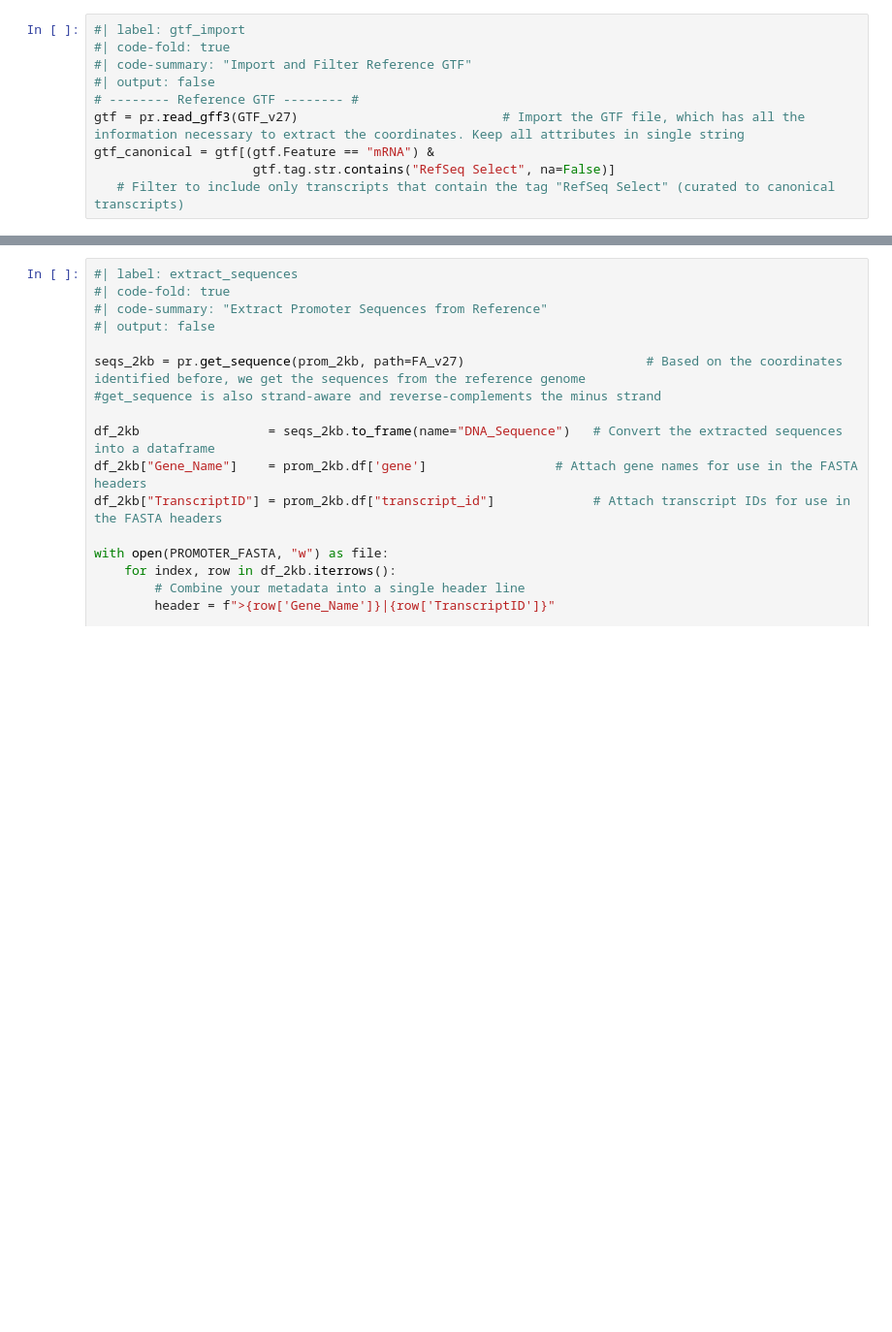
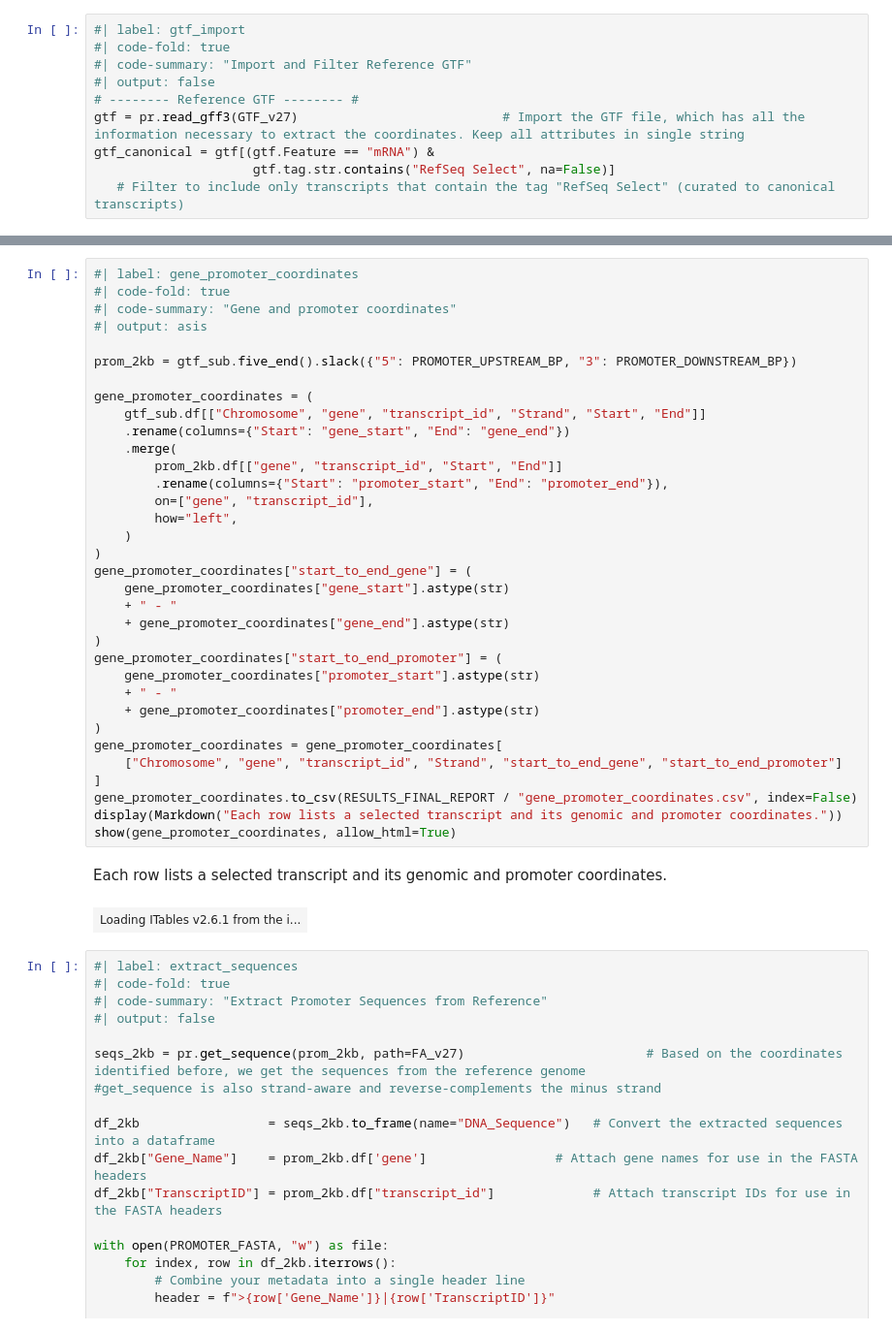
Before and after one commit to ADAorg/DNA_032_FTmotif_search_for_agent, a Jupyter notebook: Notebooks/PromoterExtraction_adapted_with_rsatconda_refseqannotation.ipynb, the cells around one changed output, grey strips where cells are left out. Shown at 97% size. Drawn from its saved outputs; the diff is of its cells as text; blank space fills up the shorter version.

```diff
--- a/Notebooks/PromoterExtraction_adapted_with_rsatconda_refseqannotation.ipynb
+++ b/Notebooks/PromoterExtraction_adapted_with_rsatconda_refseqannotation.ipynb
@@ -116,3 +178,40 @@ prom_2kb[['gene','transcript_id','Start', 'End', 'Strand']]
+# %%
+#| label: gene_promoter_coordinates
+#| code-fold: true
+#| code-summary: "Gene and promoter coordinates"
+#| output: asis
+
+prom_2kb = gtf_sub.five_end().slack({"5": PROMOTER_UPSTREAM_BP, "3": PROMOTER_DOWNSTREAM_BP})
+
+gene_promoter_coordinates = (
+    gtf_sub.df[["Chromosome", "gene", "transcript_id", "Strand", "Start", "End"]]
+    .rename(columns={"Start": "gene_start", "End": "gene_end"})
+    .merge(
+        prom_2kb.df[["gene", "transcript_id", "Start", "End"]]
+        .rename(columns={"Start": "promoter_start", "End": "promoter_end"}),
+        on=["gene", "transcript_id"],
+        how="left",
+    )
+)
+gene_promoter_coordinates["start_to_end_gene"] = (
+    gene_promoter_coordinates["gene_start"].astype(str)
+    + " - "
+    + gene_promoter_coordinates["gene_end"].astype(str)
+)
+gene_promoter_coordinates["start_to_end_promoter"] = (
+    gene_promoter_coordinates["promoter_start"].astype(str)
+    + " - "
+    + gene_promoter_coordinates["promoter_end"].astype(str)
+)
+gene_promoter_coordinates = gene_promoter_coordinates[
+    ["Chromosome", "gene", "transcript_id", "Strand", "start_to_end_gene", "start_to_end_promoter"]
+]
+gene_promoter_coordinates.to_csv(RESULTS_FINAL_REPORT / "gene_promoter_coordinates.csv", index=False)
+display(Markdown("Each row lists a selected transcript and its genomic and promoter coordinates."))
+show(gene_promoter_coordinates, allow_html=True)
+# %% [output]
+Each row lists a selected transcript and its genomic and promoter coordinates.
+| Loading ITables v2.6.1 from the i... |
 # %%
 #| label: extract_sequences
 #| code-fold: true
```
Also changed, not shown: parts of 14 cells of this notebook, 9 other files.
